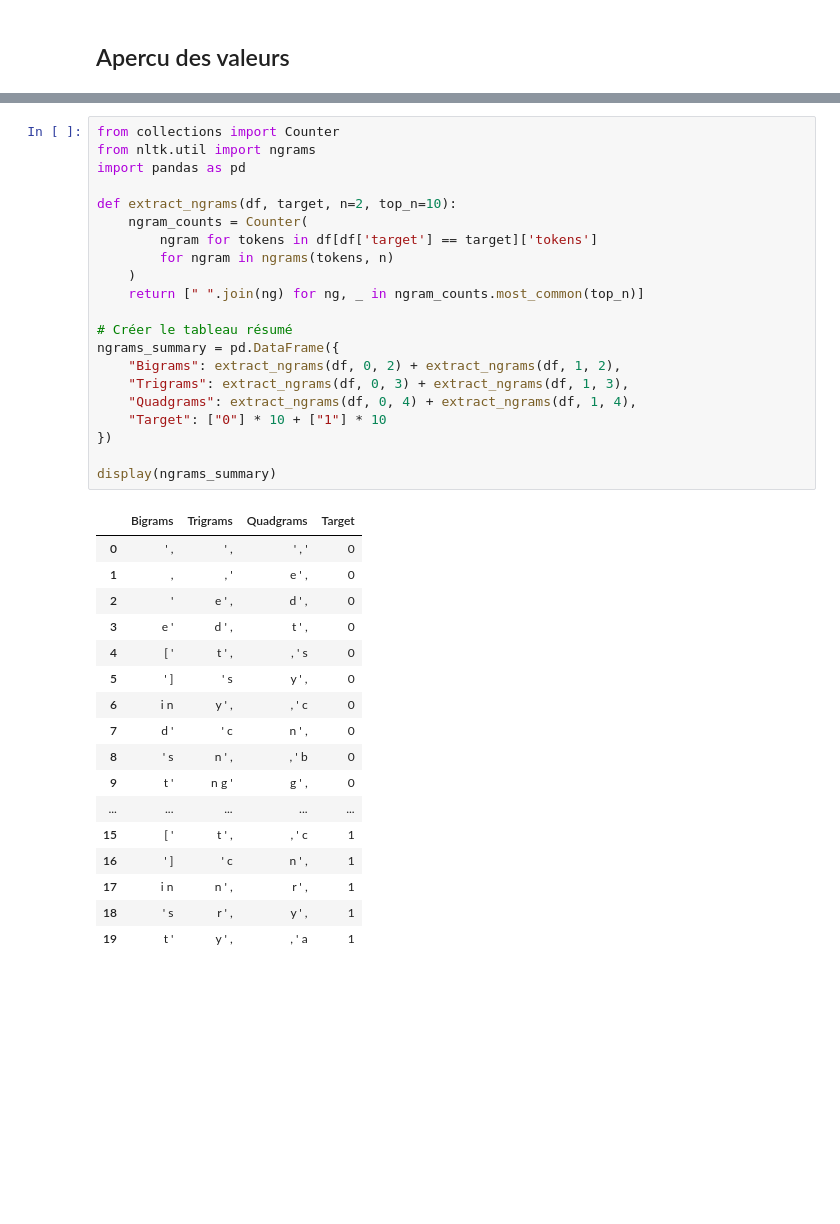
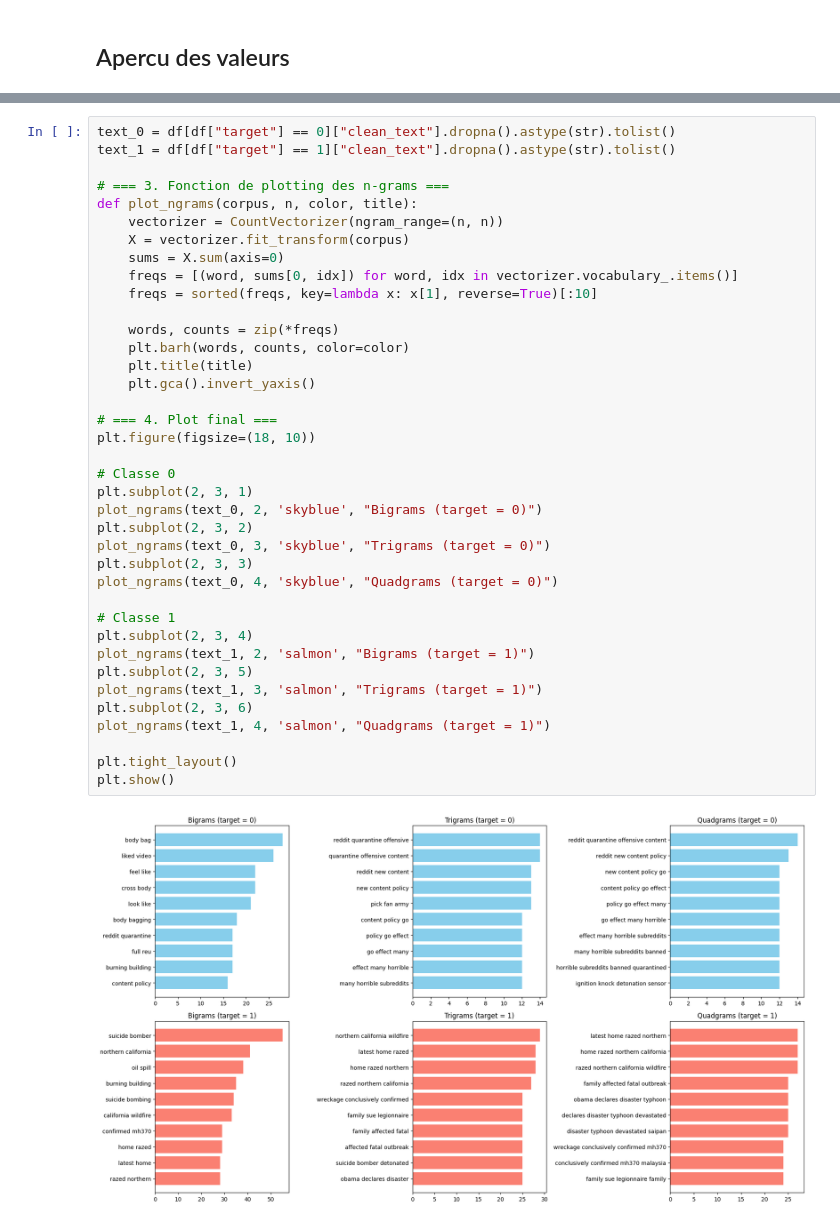
Before and after one commit to ines-lorquet/eye-of-emergency, a Jupyter notebook: Notebook/3_EDA.ipynb, the cells around one changed output, grey strips where cells are left out. Cells and saved outputs as stored; diff of their text form; blank space fills up the shorter version.

```diff
--- a/Notebook/3_EDA.ipynb
+++ b/Notebook/3_EDA.ipynb
@@ -136,40 +138,41 @@ plt.show()
 # %%
-from collections import Counter
-from nltk.util import ngrams
-import pandas as pd
+text_0 = df[df["target"] == 0]["clean_text"].dropna().astype(str).tolist()
+text_1 = df[df["target"] == 1]["clean_text"].dropna().astype(str).tolist()
 
-def extract_ngrams(df, target, n=2, top_n=10):
-    ngram_counts = Counter(
-        ngram for tokens in df[df['target'] == target]['tokens']
-        for ngram in ngrams(tokens, n)
-    )
-    return [" ".join(ng) for ng, _ in ngram_counts.most_common(top_n)]
+# === 3. Fonction de plotting des n-grams ===
+def plot_ngrams(corpus, n, color, title):
+    vectorizer = CountVectorizer(ngram_range=(n, n))
+    X = vectorizer.fit_transform(corpus)
+    sums = X.sum(axis=0)
+    freqs = [(word, sums[0, idx]) for word, idx in vectorizer.vocabulary_.items()]
+    freqs = sorted(freqs, key=lambda x: x[1], reverse=True)[:10]
 
-# Créer le tableau résumé
-ngrams_summary = pd.DataFrame({
-    "Bigrams": extract_ngrams(df, 0, 2) + extract_ngrams(df, 1, 2),
-    "Trigrams": extract_ngrams(df, 0, 3) + extract_ngrams(df, 1, 3),
-    "Quadgrams": extract_ngrams(df, 0, 4) + extract_ngrams(df, 1, 4),
-    "Target": ["0"] * 10 + ["1"] * 10
-})
+    words, counts = zip(*freqs)
+    plt.barh(words, counts, color=color)
+    plt.title(title)
+    plt.gca().invert_yaxis()
 
-display(ngrams_summary)
+# === 4. Plot final ===
+plt.figure(figsize=(18, 10))
+
+# Classe 0
+plt.subplot(2, 3, 1)
+plot_ngrams(text_0, 2, 'skyblue', "Bigrams (target = 0)")
+plt.subplot(2, 3, 2)
+plot_ngrams(text_0, 3, 'skyblue', "Trigrams (target = 0)")
+plt.subplot(2, 3, 3)
+plot_ngrams(text_0, 4, 'skyblue', "Quadgrams (target = 0)")
+
+# Classe 1
+plt.subplot(2, 3, 4)
+plot_ngrams(text_1, 2, 'salmon', "Bigrams (target = 1)")
+plt.subplot(2, 3, 5)
+plot_ngrams(text_1, 3, 'salmon', "Trigrams (target = 1)")
+plt.subplot(2, 3, 6)
+plot_ngrams(text_1, 4, 'salmon', "Quadgrams (target = 1)")
+
+plt.tight_layout()
+plt.show()
 # %% [output]
-|  | Bigrams | Trigrams | Quadgrams | Target |
-| 0 | ' , | ' , | ' , ' | 0 |
-| 1 | , | , ' | e ' , | 0 |
-| 2 | ' | e ' , | d ' , | 0 |
-| 3 | e ' | d ' , | t ' , | 0 |
-| 4 | [ ' | t ' , | , ' s | 0 |
-| 5 | ' ] | ' s | y ' , | 0 |
-| 6 | i n | y ' , | , ' c | 0 |
-| 7 | d ' | ' c | n ' , | 0 |
-| 8 | ' s | n ' , | , ' b | 0 |
-| 9 | t ' | n g ' | g ' , | 0 |
-| ... | ... | ... | ... | ... |
-| 15 | [ ' | t ' , | , ' c | 1 |
-| 16 | ' ] | ' c | n ' , | 1 |
-| 17 | i n | n ' , | r ' , | 1 |
-| 18 | ' s | r ' , | y ' , | 1 |
-| 19 | t ' | y ' , | , ' a | 1 |
+[figure, added]
 # %%
```
Also changed, not shown: parts of 15 cells of this notebook, 1 other file.
